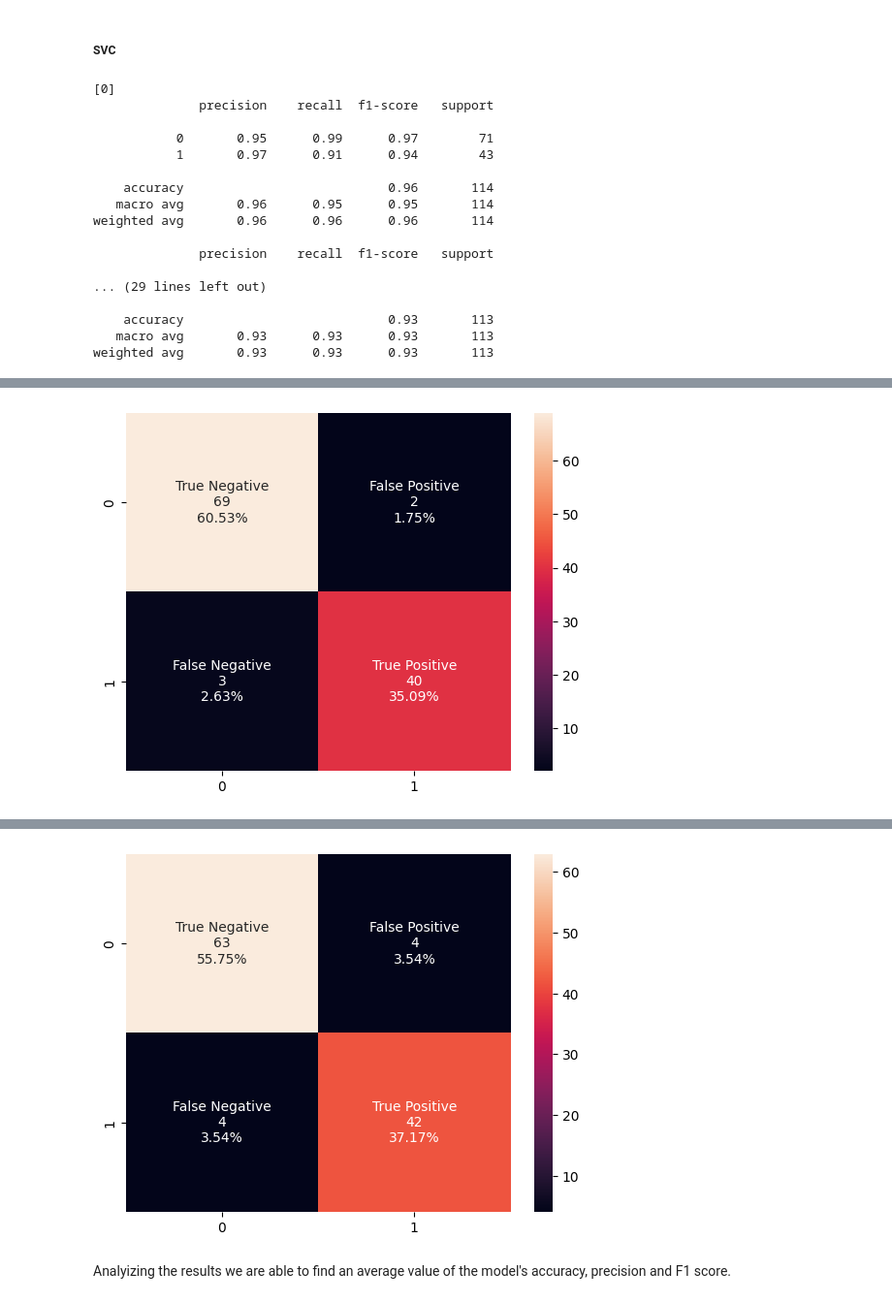
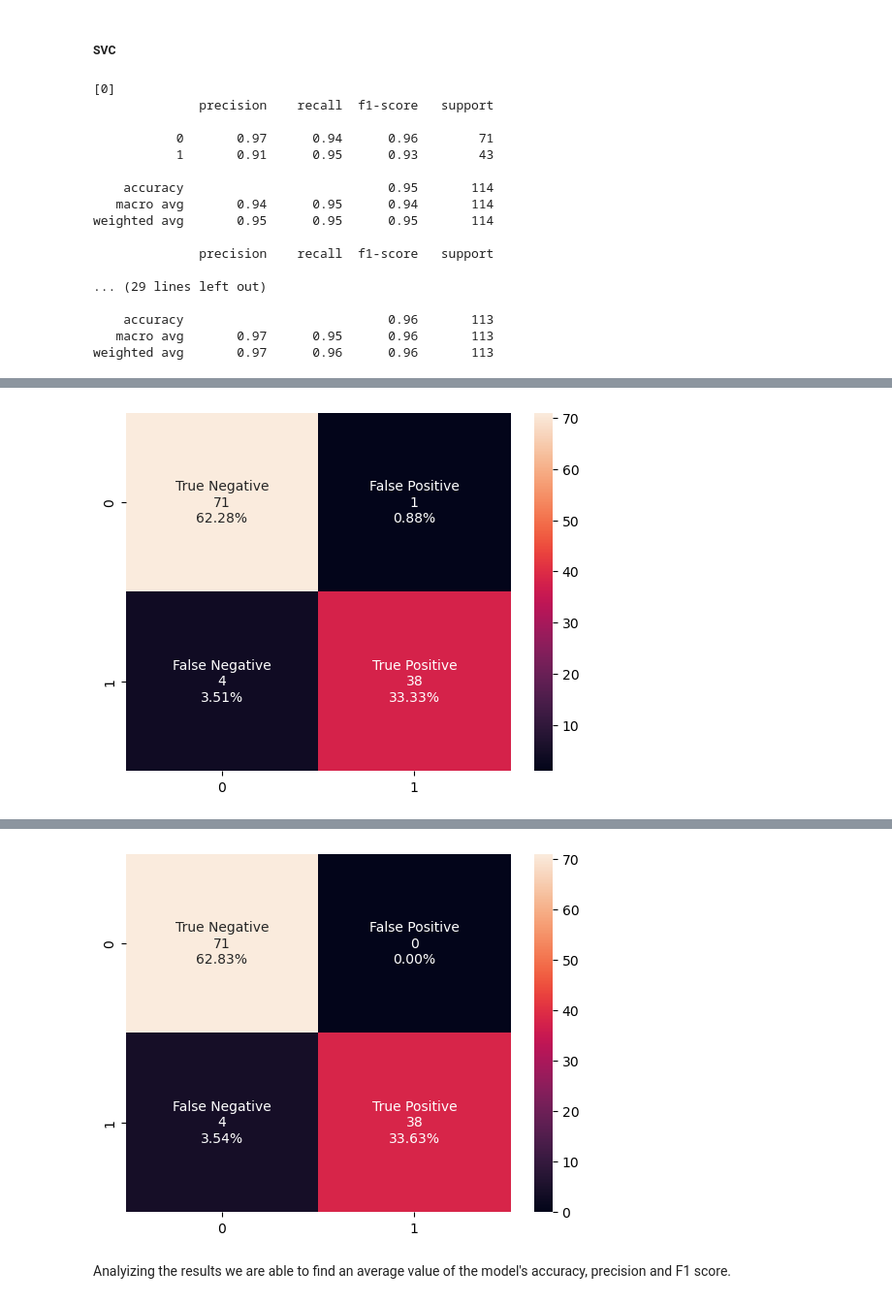
Before and after one commit to matiasfreitas/IA_Project_2, a Jupyter notebook: main.ipynb, the cells around one changed output, grey strips where cells are left out. Shown at 97% size. Cells and saved outputs as stored; diff of their text form; code cells hidden in the pictures.

```diff
--- a/main.ipynb
+++ b/main.ipynb
@@ -441,7 +440,7 @@ Average F1: 0.9146157456708913
 # %%
 from sklearn.linear_model import SGDClassifier
 
-kf = KFold(n_splits=5, shuffle = True, random_state = 42)
+kf = StratifiedKFold(n_splits=5, shuffle = True, random_state = 42)
 model = SGDClassifier(loss = "modified_huber", shuffle = True, random_state = 42)
 
 X_file, Y_file = file.drop("diagnosis", axis=1), file["diagnosis"]
@@ -451,7 +450,7 @@ accuracy_list = []
 f1_list = []
 precision_list = []
 
-for train_index, test_index in kf.split(file):
+for train_index, test_index in kf.split(file, Y_file):
 
     if len(y_nCounts) != len(test_index) and len(y_nCounts) != len(test_index)+1:
         print(y_nCounts)
@@ -473,6 +472,7 @@ for train_index, test_index in kf.split(file):
     else "False No Cancer" if y_pred == 0
     else "False Cancer"
                   for y_pred, y_real in zip(y_prediction, y_test) ]
+    print(y_corrects)
 
     accuracy_list.append(accuracy_score(y_prediction, y_test))
     precision_list.append(precision_score(y_prediction, y_test))
@@ -539,7 +539,7 @@ Average F1: 0.7707974630575251
 # %%
 from sklearn.neighbors import KNeighborsClassifier
 
-kf = KFold(n_splits=5, shuffle = True, random_state = 42)
+kf = StratifiedKFold(n_splits=5, shuffle = True, random_state = 42)
 model = KNeighborsClassifier(n_neighbors = 50)
 
 X_file, Y_file = file.drop("diagnosis", axis=1), file["diagnosis"]
@@ -549,7 +549,7 @@ accuracy_list = []
 f1_list = []
 precision_list = []
 
-for train_index, test_index in kf.split(file):
+for train_index, test_index in kf.split(file, Y_file):
 
     if len(y_nCounts) != len(test_index) and len(y_nCounts) != len(test_index)+1:
         print(y_nCounts)
@@ -637,7 +637,7 @@ Average F1: 0.8800816834361138
 # %%
 from sklearn.tree import DecisionTreeClassifier
 
-kf = KFold(n_splits=5, shuffle = True, random_state = 42)
+kf = StratifiedKFold(n_splits=5, shuffle = True, random_state = 42)
 model = DecisionTreeClassifier(max_depth = 10, random_state = 42)
 
 X_file, Y_file = file.drop("diagnosis", axis=1), file["diagnosis"]
@@ -647,7 +647,7 @@ accuracy_list = []
 f1_list = []
 precision_list = []
 
-for train_index, test_index in kf.split(file):
+for train_index, test_index in kf.split(file, Y_file):
 
     if len(y_nCounts) != len(test_index) and len(y_nCounts) != len(test_index)+1:
         print(y_nCounts)
@@ -735,7 +735,7 @@ Average F1: 0.9103676851259814
 # %%
 from sklearn.ensemble import RandomForestClassifier
 
-kf = KFold(n_splits=5, shuffle = True, random_state = 42)
+kf = StratifiedKFold(n_splits=5, shuffle = True, random_state = 42)
 model = RandomForestClassifier(n_estimators = 70,  random_state = 42, oob_score = True,
                                n_jobs = -1, max_features = None, min_samples_leaf = 30)
 
@@ -746,7 +746,7 @@ accuracy_list = []
 f1_list = []
 precision_list = []
 
-for train_index, test_index in kf.split(file):
+for train_index, test_index in kf.split(file, Y_file):
 
     if len(y_nCounts) != len(test_index) and len(y_nCounts) != len(test_index)+1:
         print(y_nCounts)
@@ -834,7 +834,7 @@ Average F1: 0.8916301062846266
 # %%
 from sklearn.svm import SVC
 
-kf = KFold(n_splits=5, shuffle = True, random_state = 42)
+kf = StratifiedKFold(n_splits=5, shuffle = True, random_state = 42)
 model = SVC(kernel = "linear", random_state = 42, probability=False, gamma='auto')
 
 X_file, Y_file = file.drop("diagnosis", axis=1), file["diagnosis"]
@@ -844,7 +844,7 @@ accuracy_list = []
 f1_list = []
 precision_list = []
 
-for train_index, test_index in kf.split(file):
+for train_index, test_index in kf.split(file, Y_file):
 
     if len(y_nCounts) != len(test_index) and len(y_nCounts) != len(test_index)+1:
         print(y_nCounts)
@@ -887,17 +887,17 @@ for train_index, test_index in kf.split(file):
 [0]
               precision    recall  f1-score   support
 
-           0       0.95      0.99      0.97        71
-           1       0.97      0.91      0.94        43
+           0       0.97      0.94      0.96        71
+           1       0.91      0.95      0.93        43
 
-    accuracy                           0.96       114
-   macro avg       0.96      0.95      0.95       114
-weighted avg       0.96      0.96      0.96       114
+    accuracy                           0.95       114
+   macro avg       0.94      0.95      0.94       114
+weighted avg       0.95      0.95      0.95       114
 
               precision    recall  f1-score   support
 
 ... (29 lines left out)
 
-    accuracy                           0.93       113
-   macro avg       0.93      0.93      0.93       113
-weighted avg       0.93      0.93      0.93       113
+    accuracy                           0.96       113
+   macro avg       0.97      0.95      0.96       113
+weighted avg       0.97      0.96      0.96       113
@@ -906 +906 @@ weighted avg       0.93      0.93      0.93       113
-[figure, old version]
+[figure, new version]
@@ -908,4 +908,4 @@ weighted avg       0.93      0.93      0.93       113
-[figure, old version]
+[figure, new version]
 # %% [markdown]
 Analyizing the results we are able to find an average value of the model's accuracy, precision and F1 score.
 # %%
```
Also changed, not shown: parts of 18 cells of this notebook.
